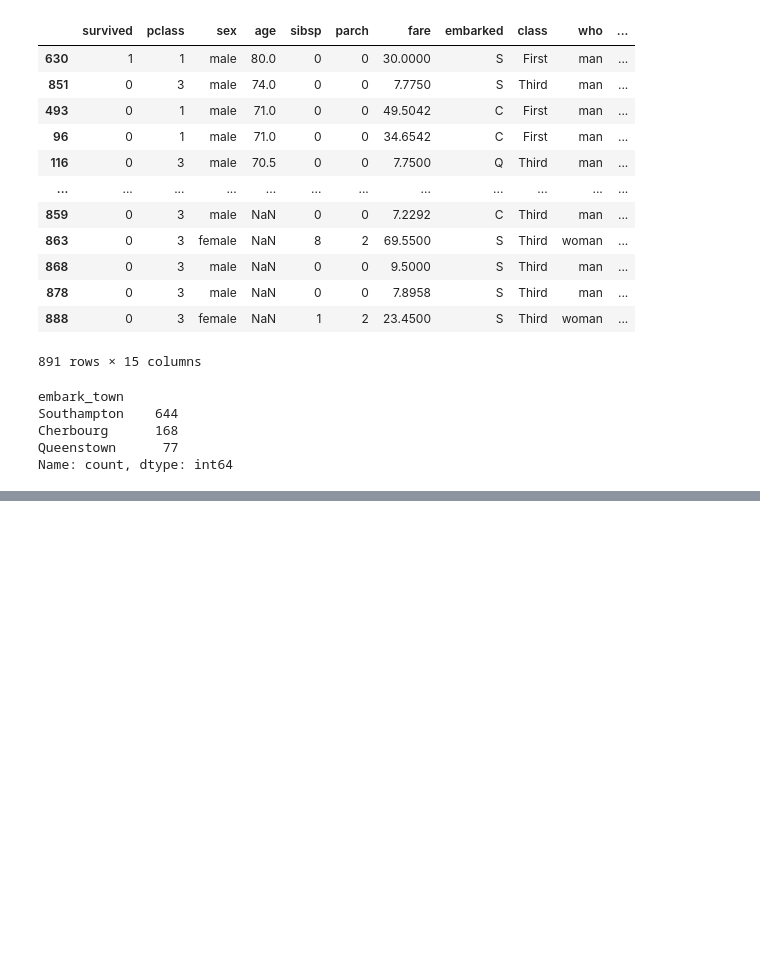
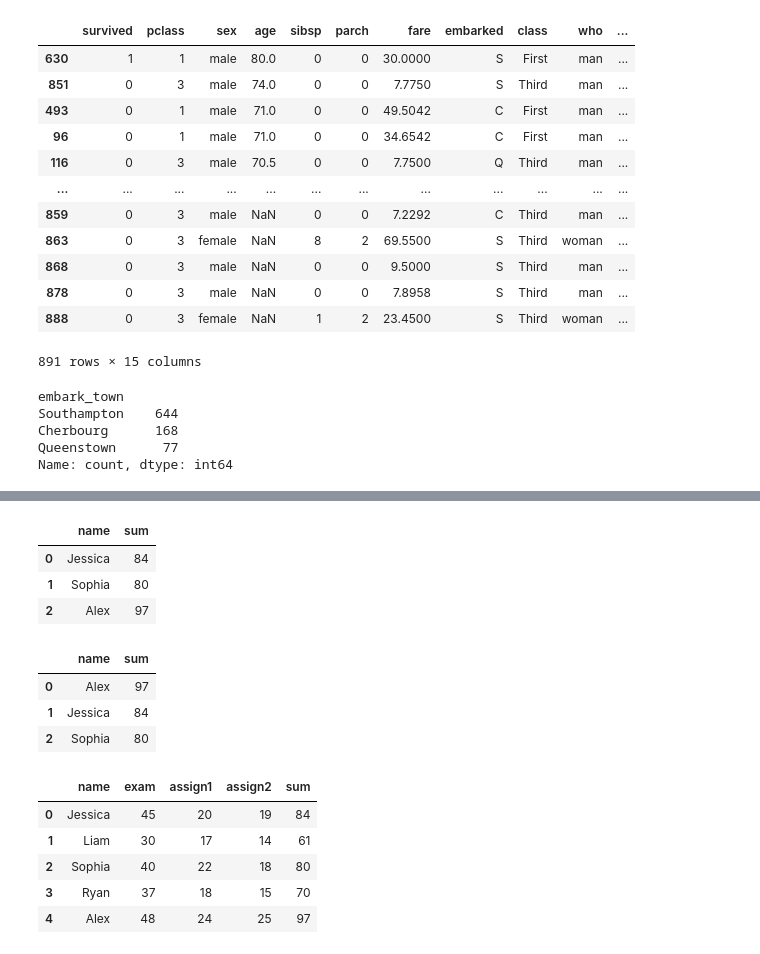
Before and after one commit to hanyong5/2025python, a Jupyter notebook: 02code/01test/07pandas.ipynb, the cells around one changed output, grey strips where cells are left out. Drawn from its saved outputs; the diff is of its cells as text; code cells hidden in the pictures; blank space fills up the shorter version.

```diff
--- a/02code/01test/07pandas.ipynb
+++ b/02code/01test/07pandas.ipynb
@@ -285,0 +396,24 @@ Name: count, dtype: int64
+# %%
+df3
+# %% [output]
+|  | name | sum |
+| 0 | Jessica | 84 |
+| 1 | Sophia | 80 |
+| 2 | Alex | 97 |
+# %%
+df4 = df3.sort_values(by='sum',ascending=False).reset_index(drop=True)
+df4
+# %% [output]
+|  | name | sum |
+| 0 | Alex | 97 |
+| 1 | Jessica | 84 |
+| 2 | Sophia | 80 |
+# %%
+df
+# %% [output]
+|  | name | exam | assign1 | assign2 | sum |
+| 0 | Jessica | 45 | 20 | 19 | 84 |
+| 1 | Liam | 30 | 17 | 14 | 61 |
+| 2 | Sophia | 40 | 22 | 18 | 80 |
+| 3 | Ryan | 37 | 18 | 15 | 70 |
+| 4 | Alex | 48 | 24 | 25 | 97 |
```
Also changed, not shown: parts of 36 cells of this notebook, 1 other file.
